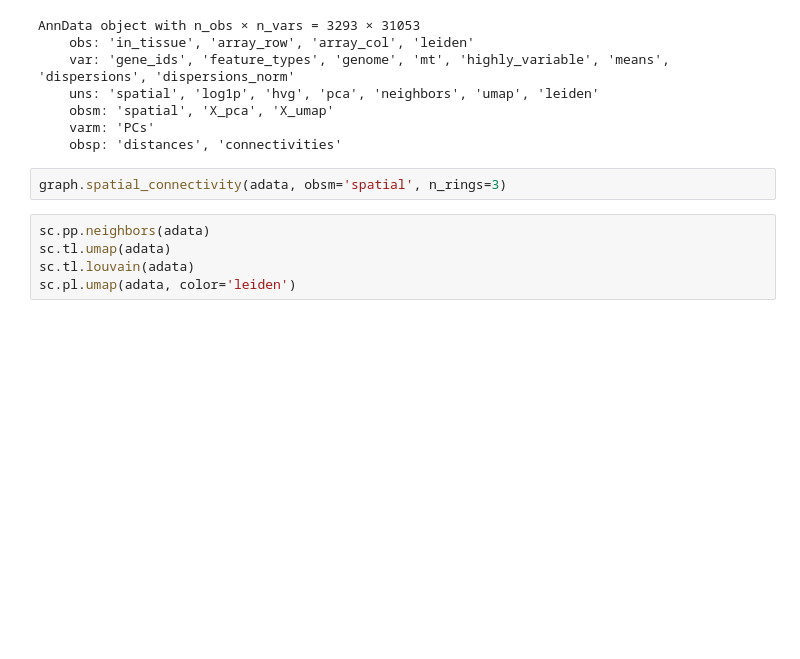
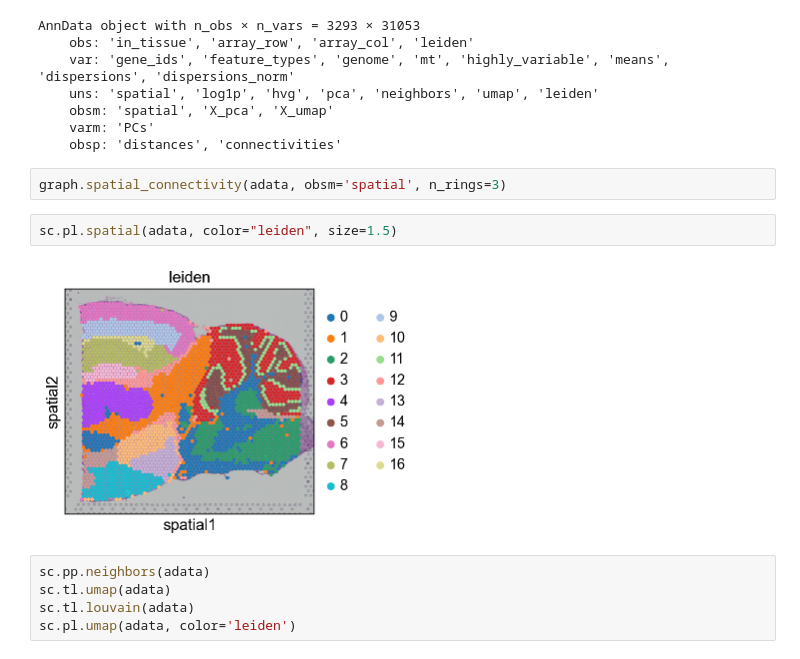
Before and after one commit to scverse/squidpy, a Jupyter notebook: notebooks/centrality_measures.ipynb, the cells around one changed output. Cells and saved outputs as stored; diff of their text form; blank space fills up the shorter version.

```diff
--- a/notebooks/centrality_measures.ipynb
+++ b/notebooks/centrality_measures.ipynb
@@ -100,6 +100,10 @@ AnnData object with n_obs × n_vars = 3293 × 31053
     obsp: 'distances', 'connectivities'
 # %%
 graph.spatial_connectivity(adata, obsm='spatial', n_rings=3)
+# %%
+sc.pl.spatial(adata, color="leiden", size=1.5)
+# %% [output]
+[figure, added]
 # %%
 sc.pp.neighbors(adata)
 sc.tl.umap(adata)
```
Also changed, not shown: parts of 1 cell of this notebook, 1 other file.
